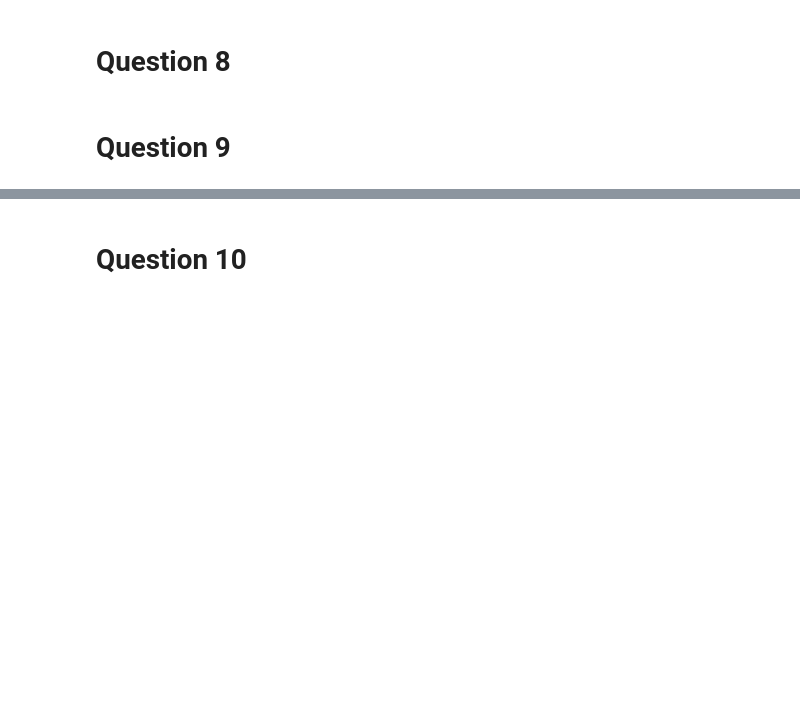
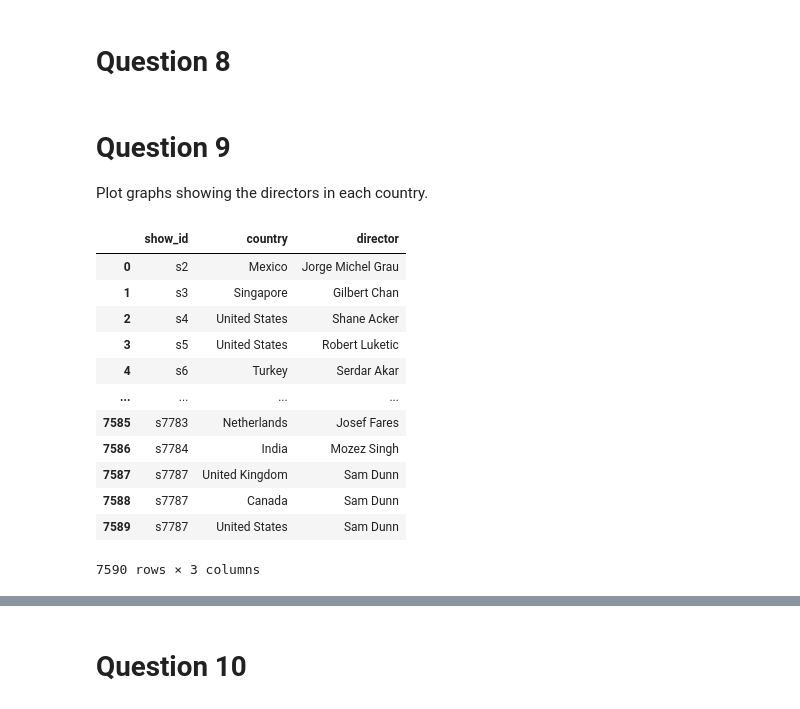
Before and after one commit to AngelPn/Netflix-Data-Analysis, a Jupyter notebook: netflix_data_mining.ipynb, the cells around one changed output, grey strips where cells are left out. Cells and saved outputs as stored; diff of their text form; code cells hidden in the pictures; blank space fills up the shorter version.

Commit message:
Question 9 done

```diff
--- a/netflix_data_mining.ipynb
+++ b/netflix_data_mining.ipynb
@@ -254,5 +254,38 @@ plt.show()
 According to plot graph, the producer should make his film in February.
 # %% [markdown]
 # Question 8
-# %% [markdown]
-# Question 9
+# %% [markdown]
+# Question 9
+Plot graphs showing the directors in each country.
+# %%
+# Use filter to dismiss NA values from country and director fields
+filtered_df = df[~df.country.isna() & ~df.director.isna()]
+
+# Create a new dataframe from the series with new_df_index as the index
+# splitting (exploding) country columns with multiple countries into multiple rows for each country
+new_df_index = [filtered_df.show_id, filtered_df.director]
+new_df = pd.DataFrame(filtered_df.country.str.split(', ').tolist(), index = new_df_index).stack()
+new_df = new_df.reset_index([0, 'show_id', 'director'])
+new_df.columns = ['show_id', 'director', 'country']
+
+# Create a new dataframe from the series with show_id as the index
+# splitting (exploding) columns with multiple directors into multiple rows for each director
+new_df_index = [new_df.show_id, new_df.country]
+new_df = pd.DataFrame(new_df.director.str.split(', ').tolist(), index = new_df_index).stack()
+new_df = new_df.reset_index([0, 'show_id', 'country'])
+new_df.columns = ['show_id', 'country', 'director']
+new_df
+# %% [output]
+|  | show_id | country | director |
+| 0 | s2 | Mexico | Jorge Michel Grau |
+| 1 | s3 | Singapore | Gilbert Chan |
+| 2 | s4 | United States | Shane Acker |
+| 3 | s5 | United States | Robert Luketic |
+| 4 | s6 | Turkey | Serdar Akar |
+| ... | ... | ... | ... |
+| 7585 | s7783 | Netherlands | Josef Fares |
+| 7586 | s7784 | India | Mozez Singh |
+| 7587 | s7787 | United Kingdom | Sam Dunn |
+| 7588 | s7787 | Canada | Sam Dunn |
+| 7589 | s7787 | United States | Sam Dunn |
+7590 rows × 3 columns
```
Also changed, not shown: parts of 7 cells of this notebook.
